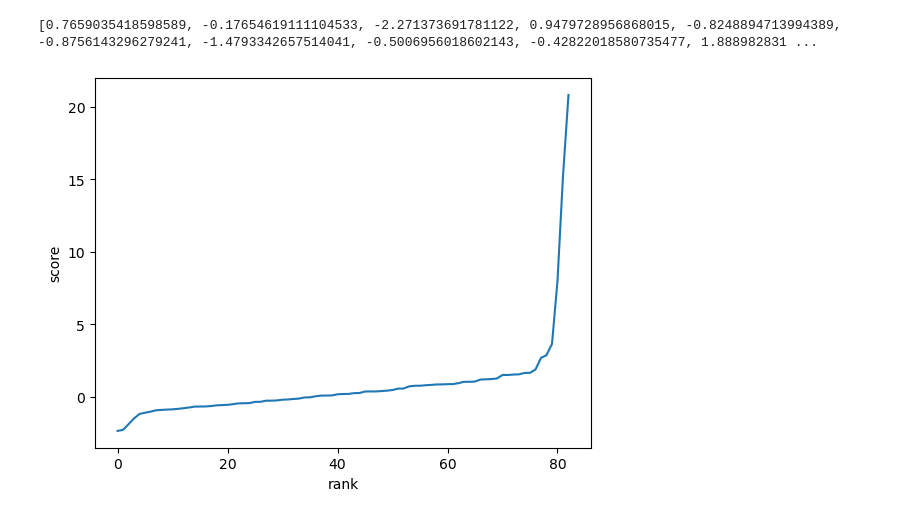
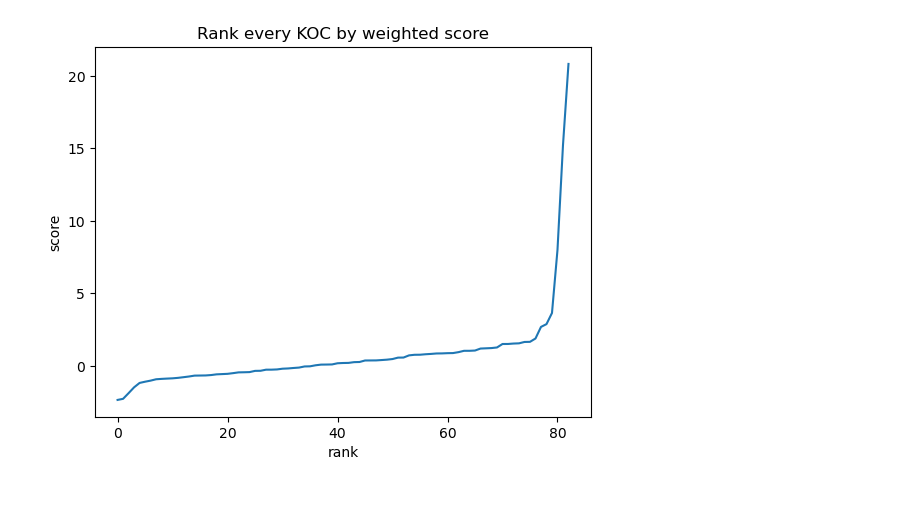
Before and after one commit to mengyeliu/MeetFresh_KOC, a Jupyter notebook: analysis.ipynb, the cells around one changed output. Cells and saved outputs as stored; diff of their text form; code cells hidden in the pictures.

```diff
--- a/analysis.ipynb
+++ b/analysis.ipynb
@@ -37,7 +37,18 @@ weight_share = 4
 weight_time = 1
 # %%
 creator_with_score = []
+creator_with_like = []
+creator_with_coll = []
+creator_with_comm = []
+creator_with_share = []
+creator_with_fan = []
+creator_with_num_note = []
 for i in range(len(creator_data)):
+    num_note = 0
+    num_like = 0
+    num_coll = 0
+    num_comm = 0
+    num_share = 0
     score_coll = []
     user_id = creator_data[i].get("user_id", "")
     for j in range(len(content_data)):
@@ -49,15 +60,25 @@ for i in range(len(creator_data)):
             score += weight_share*(int(content_data[j]["share_count"])-mean_share)/std_share
             score += weight_time*(int(content_data[j]["time"])-mean_time)/std_time
             score_coll.append(score)
-            #print(score)
+
+            num_like += int(content_data[j]["liked_count"])
+            num_coll += int(content_data[j]["collected_count"])
+            num_comm += int(content_data[j]["comment_count"])
+            num_share += int(content_data[j]["share_count"])
+
+            num_note += 1
     creator_with_score.append(np.mean(score_coll))
-print(creator_with_score)
+    creator_with_fan.append(int(creator_data[i].get("fans", 0)))
+    creator_with_like.append(num_like)
+    creator_with_coll.append(num_coll)
+    creator_with_comm.append(num_comm)
+    creator_with_share.append(num_share)
+    creator_with_num_note.append(num_note)
-# %% [output]
-[0.7659035418598589, -0.17654619111104533, -2.271373691781122, 0.9479728956868015, -0.8248894713994389, -0.8756143296279241, -1.4793342657514041, -0.5006956018602143, -0.42822018580735477, 1.888982831 ...
 # %%
 plt.plot(sorted(creator_with_score))
+plt.title("Rank every KOC by weighted score")
 plt.ylabel("score")
 plt.xlabel("rank")
 plt.show()
 # %% [output]
-[figure, old version]
+[figure, new version]
```
Also changed, not shown: parts of 2 cells of this notebook, 1 other file.
